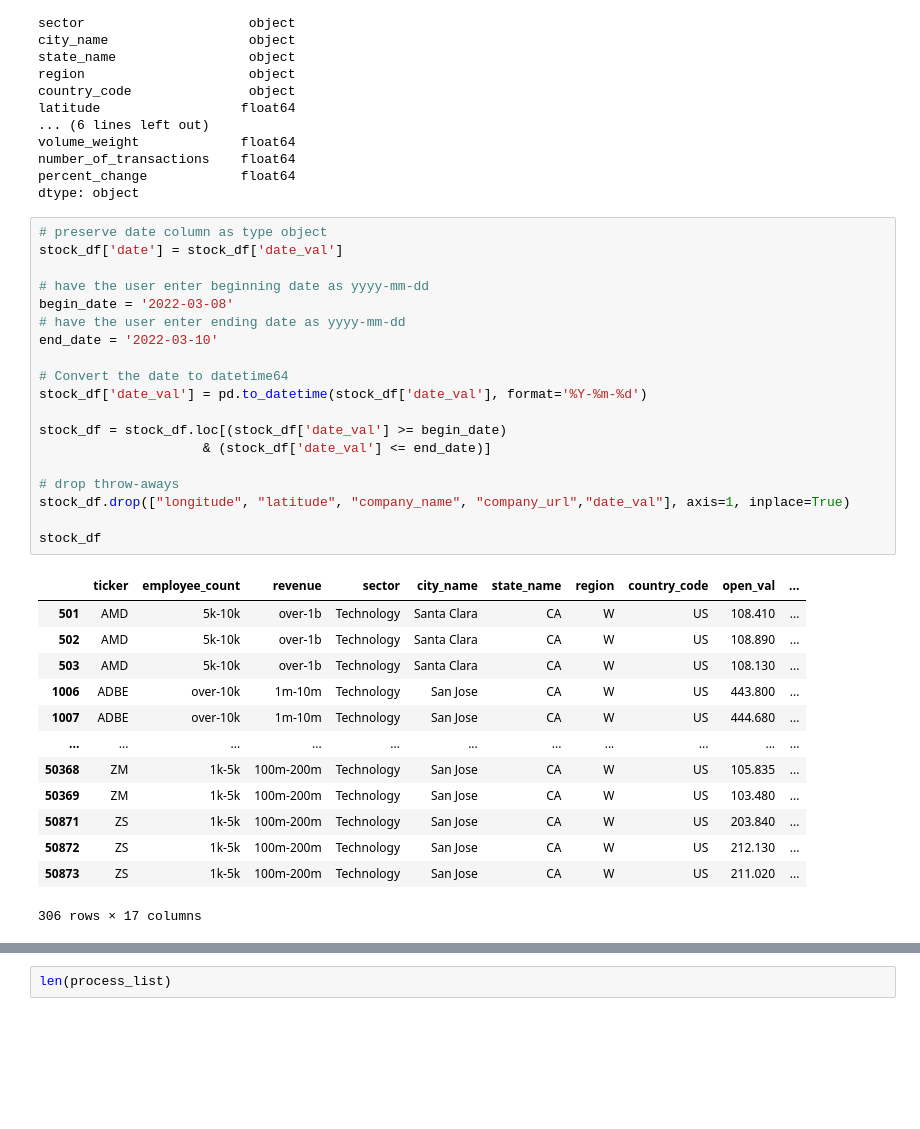
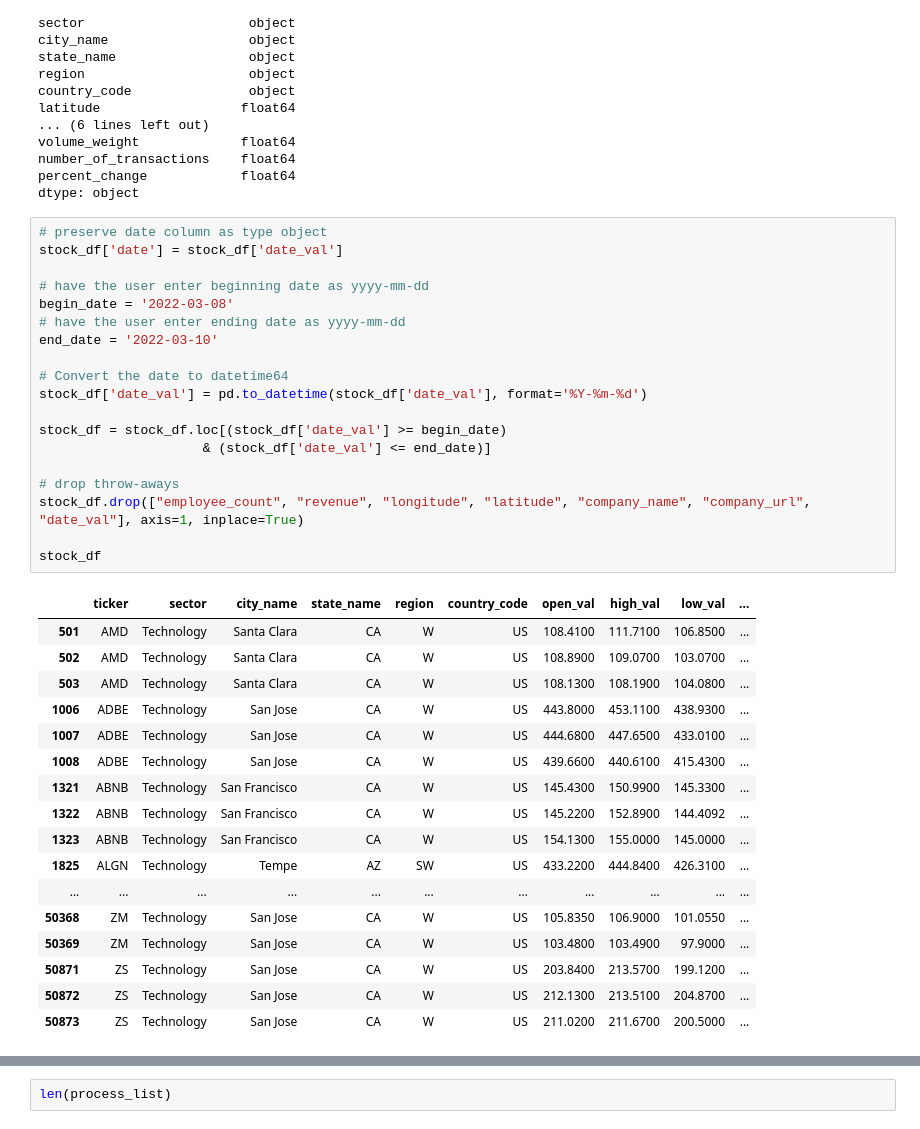
Before and after one commit to kjkubik/CompanyLocationAndStocks, a Jupyter notebook: source/Run_GBDT_Model.ipynb, the cells around one changed output, grey strips where cells are left out. Saved outputs shown, nothing was run; the diff lists cells and outputs as text; blank space fills up the shorter version.

```diff
--- a/source/Run_GBDT_Model.ipynb
+++ b/source/Run_GBDT_Model.ipynb
@@ -75,36 +75,40 @@ dtype: object
 # %%
 # preserve date column as type object
 stock_df['date'] = stock_df['date_val']
 
 # have the user enter beginning date as yyyy-mm-dd
 begin_date = '2022-03-08'
 # have the user enter ending date as yyyy-mm-dd
 end_date = '2022-03-10'
 
 # Convert the date to datetime64
 stock_df['date_val'] = pd.to_datetime(stock_df['date_val'], format='%Y-%m-%d')
 
 stock_df = stock_df.loc[(stock_df['date_val'] >= begin_date)
                      & (stock_df['date_val'] <= end_date)]
 
 # drop throw-aways
-stock_df.drop(["longitude", "latitude", "company_name", "company_url","date_val"], axis=1, inplace=True)
+stock_df.drop(["employee_count", "revenue", "longitude", "latitude", "company_name", "company_url", "date_val"], axis=1, inplace=True)
 
 stock_df
 # %% [output]
-|  | ticker | employee_count | revenue | sector | city_name | state_name | region | country_code | open_val | ... |
-| 501 | AMD | 5k-10k | over-1b | Technology | Santa Clara | CA | W | US | 108.410 | ... |
-| 502 | AMD | 5k-10k | over-1b | Technology | Santa Clara | CA | W | US | 108.890 | ... |
-| 503 | AMD | 5k-10k | over-1b | Technology | Santa Clara | CA | W | US | 108.130 | ... |
-| 1006 | ADBE | over-10k | 1m-10m | Technology | San Jose | CA | W | US | 443.800 | ... |
-| 1007 | ADBE | over-10k | 1m-10m | Technology | San Jose | CA | W | US | 444.680 | ... |
+|  | ticker | sector | city_name | state_name | region | country_code | open_val | high_val | low_val | ... |
+| 501 | AMD | Technology | Santa Clara | CA | W | US | 108.4100 | 111.7100 | 106.8500 | ... |
+| 502 | AMD | Technology | Santa Clara | CA | W | US | 108.8900 | 109.0700 | 103.0700 | ... |
+| 503 | AMD | Technology | Santa Clara | CA | W | US | 108.1300 | 108.1900 | 104.0800 | ... |
+| 1006 | ADBE | Technology | San Jose | CA | W | US | 443.8000 | 453.1100 | 438.9300 | ... |
+| 1007 | ADBE | Technology | San Jose | CA | W | US | 444.6800 | 447.6500 | 433.0100 | ... |
+| 1008 | ADBE | Technology | San Jose | CA | W | US | 439.6600 | 440.6100 | 415.4300 | ... |
+| 1321 | ABNB | Technology | San Francisco | CA | W | US | 145.4300 | 150.9900 | 145.3300 | ... |
+| 1322 | ABNB | Technology | San Francisco | CA | W | US | 145.2200 | 152.8900 | 144.4092 | ... |
+| 1323 | ABNB | Technology | San Francisco | CA | W | US | 154.1300 | 155.0000 | 145.0000 | ... |
+| 1825 | ALGN | Technology | Tempe | AZ | SW | US | 433.2200 | 444.8400 | 426.3100 | ... |
 | ... | ... | ... | ... | ... | ... | ... | ... | ... | ... | ... |
-| 50368 | ZM | 1k-5k | 100m-200m | Technology | San Jose | CA | W | US | 105.835 | ... |
-| 50369 | ZM | 1k-5k | 100m-200m | Technology | San Jose | CA | W | US | 103.480 | ... |
-| 50871 | ZS | 1k-5k | 100m-200m | Technology | San Jose | CA | W | US | 203.840 | ... |
-| 50872 | ZS | 1k-5k | 100m-200m | Technology | San Jose | CA | W | US | 212.130 | ... |
-| 50873 | ZS | 1k-5k | 100m-200m | Technology | San Jose | CA | W | US | 211.020 | ... |
+| 50368 | ZM | Technology | San Jose | CA | W | US | 105.8350 | 106.9000 | 101.0550 | ... |
+| 50369 | ZM | Technology | San Jose | CA | W | US | 103.4800 | 103.4900 | 97.9000 | ... |
+| 50871 | ZS | Technology | San Jose | CA | W | US | 203.8400 | 213.5700 | 199.1200 | ... |
+| 50872 | ZS | Technology | San Jose | CA | W | US | 212.1300 | 213.5100 | 204.8700 | ... |
+| 50873 | ZS | Technology | San Jose | CA | W | US | 211.0200 | 211.6700 | 200.5000 | ... |
-306 rows × 17 columns
 # %%
 # check dtypes
 stock_df.dtypes
```
Also changed, not shown: parts of 18 cells of this notebook, 4 other files.
